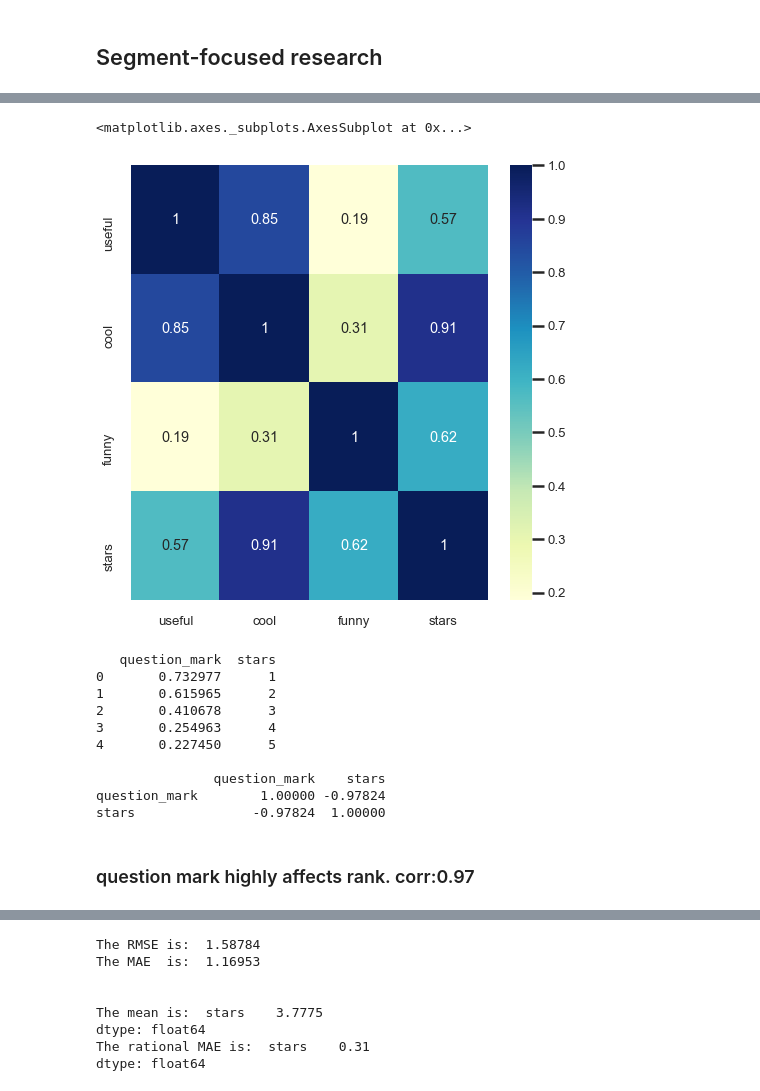
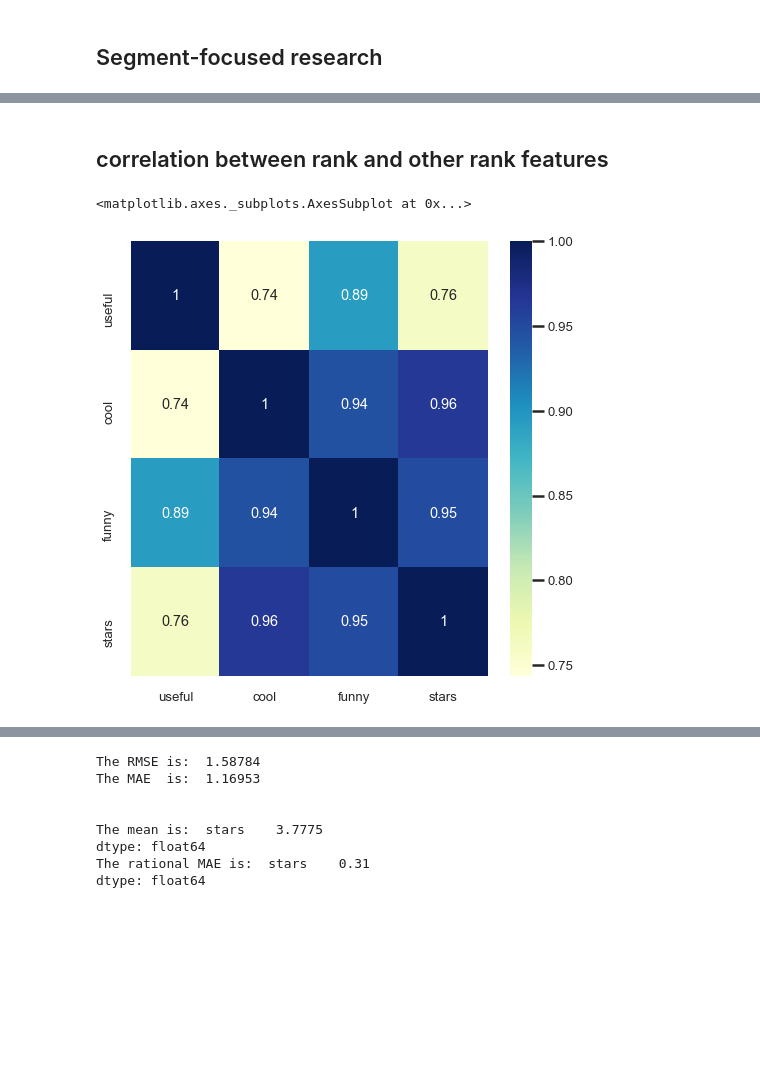
Before and after one commit to yanivmm/Data-Science, a Jupyter notebook: NLP.ipynb, the cells around one changed output, grey strips where cells are left out. Saved outputs shown, nothing was run; the diff lists cells and outputs as text; code cells hidden in the pictures; blank space fills up the shorter version.

```diff
--- a/NLP.ipynb
+++ b/NLP.ipynb
@@ -127,11 +121,11 @@ data['question_mark'] = data['text'].apply(lambda x:x.count('?'))
 # %%
 anger_words                  = ['fuck','fucking','annoying','shitty','ass','busy','too loud','too busy','too noisy','disaster','bad','not'] #corr 0.94
-anger_words_without_ambigous = ['fuck','fucking','annoying','shitty','ass','busy','too loud','too busy','too noisy','disaster','bad']       #corr 0.998
+anger_words_ver2 = ['fuck','fucking','annoying','shitty','ass','busy','too loud','too busy','too noisy','disaster','bad']       #corr 0.998
 fucking_bad                  = ['fucking','bad']      #corr 0.994
 
 
-listsStrs   = 'anger_words,anger_words_without_ambigous,fucking_bad'.split(',')
-listsValues = [anger_words,anger_words_without_ambigous,fucking_bad]
+listsStrs   = 'anger_words,anger_words_ver2,fucking_bad'.split(',')
+listsValues = [anger_words,anger_words_ver2,fucking_bad]
 
 
 #sum of each words group
@@ -170,13 +192,16 @@ show('fucking_bad',m=4)
 # %%
+# Top 50 bussinesses
+top_50_reviwed_businesses = data.groupby('business_id').count()['words']
+top_50_reviwed_businesses = top_50_reviwed_businesses.sort_values(ascending=False).iloc[:51].drop('#NAME?')
 
-    ###   unusuefull use of the mediate function
+# Data of them
+dataOf_Top50Businesses = data.set_index('business_id').loc[top_50_reviwed_businesses.index]
 
-# devied data to:
-top_50_reviwed_besinesses = data.groupby('business_id').count()['words'].sort_values(ascending=False).iloc[:51].drop('#NAME?')
-dataOfTop50 = data.set_index('business_id').loc[top_50_reviwed_besinesses.index]
 
 
 # 30 highly reviewers
-top_30_users = data.groupby('user_id').count()['words'].sort_values(ascending=False).iloc[:31].drop('#NAME?')
+top_30_users = data.groupby('user_id').count()['words']
+top_30_users = top_30_users.sort_values(ascending=False).iloc[:31].drop('#NAME?')
+
 # data of them
 dataOf_Top30Users = data.set_index('user_id').loc[top_30_users.index]
@@ -183,25 +291,9 @@ dataOf_Top30Users = data.set_index('user_id').loc[top_30_users.index]
+# %% [markdown]
+## correlation between rank and other rank features
 # %%
-# general corr of ranking columns
-plotData = abs(data.groupby('stars').var().reset_index()[['useful','cool','funny','stars']].corr())
-
 plt.figure(figsize=(8,8))
+plotData = abs(data.groupby('stars').mean().reset_index()[['useful','cool','funny','stars']].corr())
 sns.heatmap(plotData,cmap='YlGnBu',annot=True)
 # %% [output]
 <matplotlib.axes._subplots.AxesSubplot at 0x...>
-[figure, old version]
+[figure, new version]
-# %%
-questionMark_toRank = data.groupby('stars').mean().reset_index()[['question_mark','stars']]
-print(questionMark_toRank,questionMark_toRank.corr(),sep = '\n\n')
-# %% [output]
-   question_mark  stars
-0       0.732977      1
-1       0.615965      2
-2       0.410678      3
-3       0.254963      4
-4       0.227450      5
-
-               question_mark    stars
-question_mark        1.00000 -0.97824
-stars               -0.97824  1.00000
-# %% [markdown]
-###       question mark highly affects rank.  corr:0.97
```
Also changed, not shown: parts of 36 cells of this notebook.
